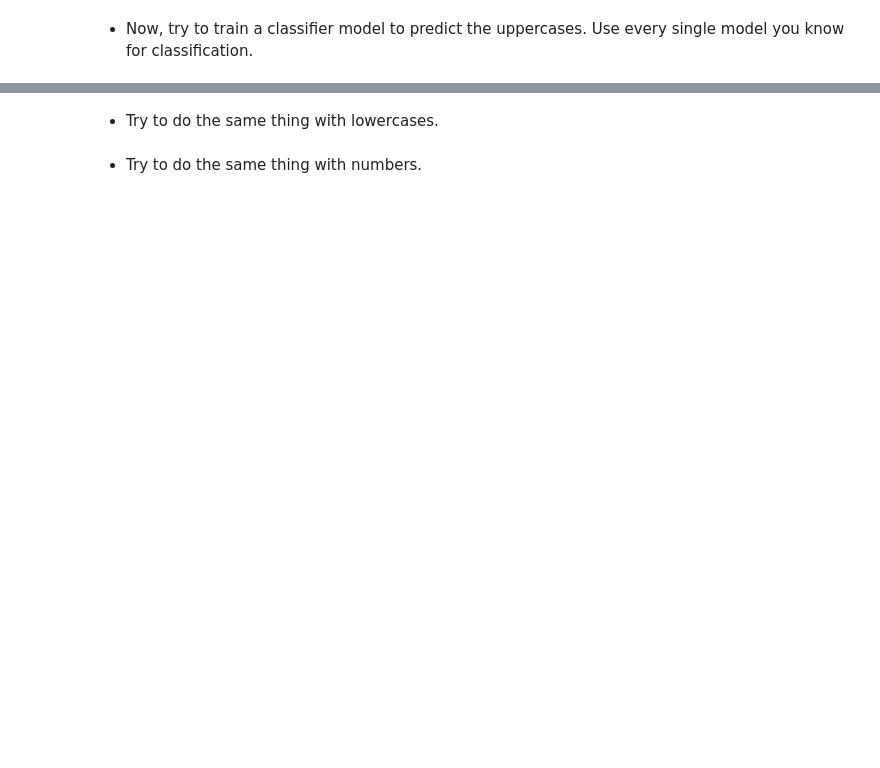
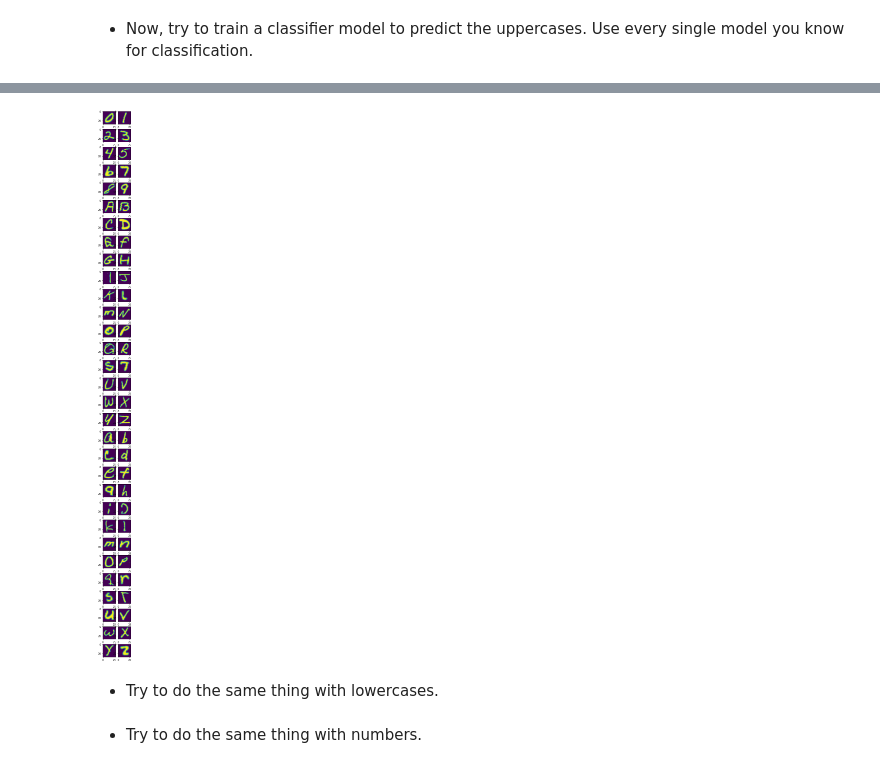
Before and after one commit to ta-data-mexpt/lab-supervised-classification, a Jupyter notebook: Supervised Classification.ipynb, the cells around one changed output, grey strips where cells are left out. Cells and saved outputs as stored; diff of their text form; code cells hidden in the pictures; blank space fills up the shorter version.

```diff
--- a/Supervised Classification.ipynb
+++ b/Supervised Classification.ipynb
@@ -24,3 +68,14 @@ data
+# %%
+fig=plt.figure(figsize=(2, 40))
+columns = 2
+rows = 31
+for i in range(1, columns*rows +1):
+    img = data[data.e==(i-1)].iloc[0,1:].to_numpy().reshape(28,28)
+    fig.add_subplot(rows, columns, i)
+    plt.imshow(img)
+plt.show()
+# %% [output]
+[figure, added]
 # %% [markdown]
 * Try to do the same thing with lowercases.
 # %%
```
Also changed, not shown: parts of 11 cells of this notebook.
